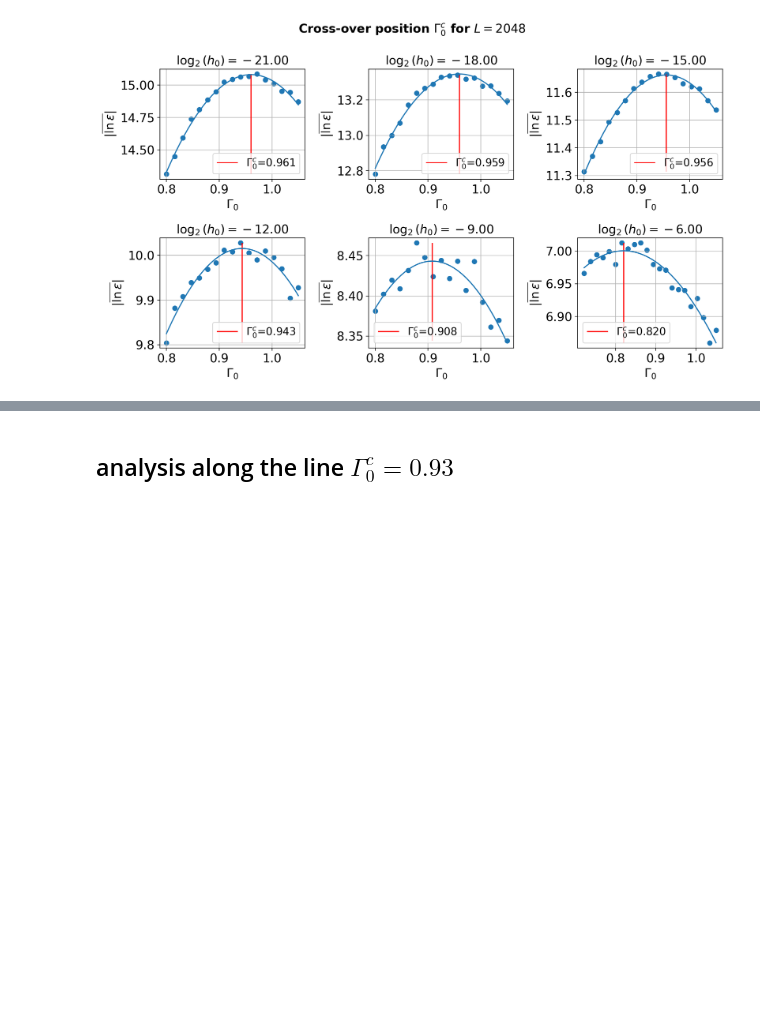
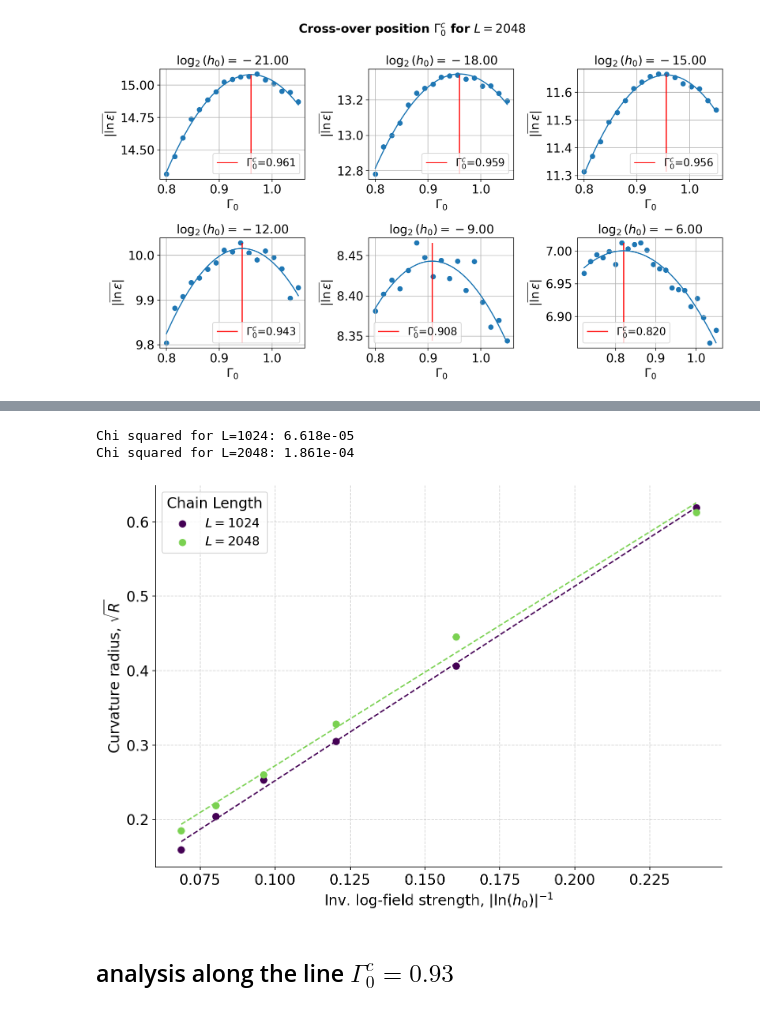
Before and after one commit to RaffaeleSabatini/SDRG-Implementation-and-Analysis, a Jupyter notebook: main.ipynb, the cells around one changed output, grey strips where cells are left out. Saved outputs shown, nothing was run; the diff lists cells and outputs as text; code cells hidden in the pictures; blank space fills up the shorter version.

```diff
--- a/main.ipynb
+++ b/main.ipynb
@@ -174,3 +191,9 @@ plot_critical_lines(critical_positions)
+# %%
+plot_critical_lines(curvature_radius, ylabel=r"Curvature radius, $\sqrt{R}$", square_y=True, linear_fit=True)
+# %% [output]
+Chi squared for L=1024: 6.618e-05
+Chi squared for L=2048: 1.861e-04
+[figure, added]
 # %% [markdown]
 ## analysis along the line $\Gamma_0^c= 0.93$
 # %%
```
Also changed, not shown: parts of 6 cells of this notebook, 11 other files.
